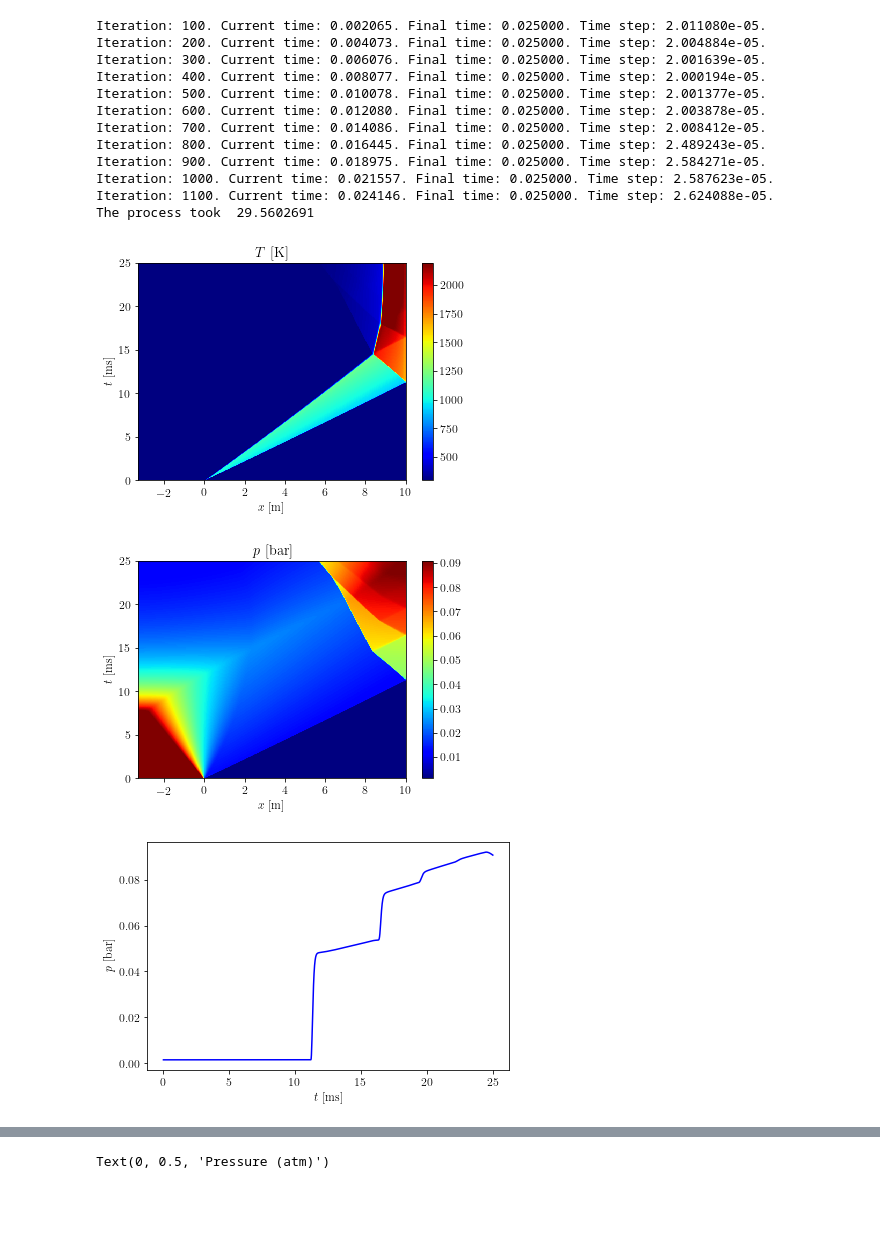
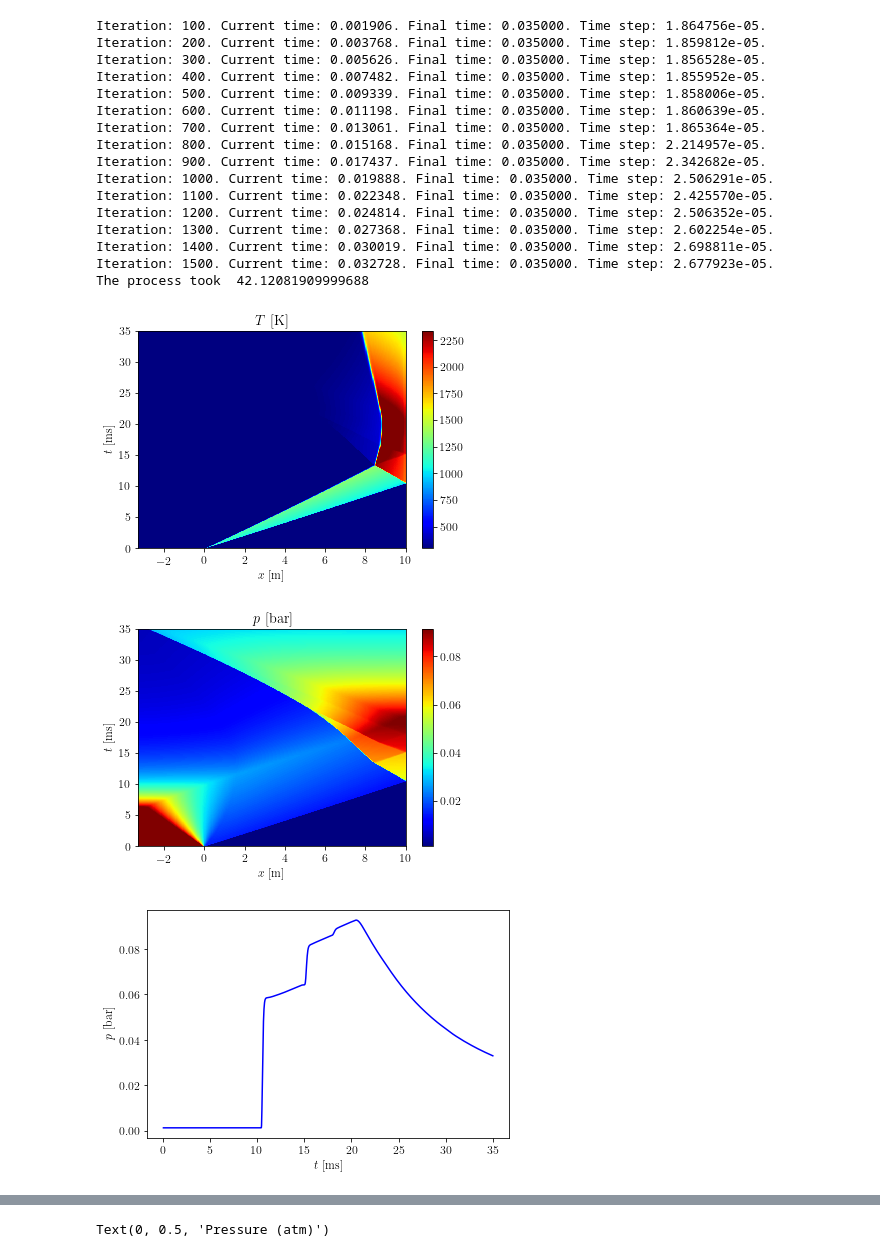
Before and after one commit to jky819/StanShock, a Jupyter notebook: ShockTubeSimulations/Shock_Tube_Simulations.ipynb, the cells around one changed output, grey strips where cells are left out. Drawn from its saved outputs; the diff is of its cells as text; code cells hidden in the pictures; blank space fills up the shorter version.

```diff
--- a/ShockTubeSimulations/Shock_Tube_Simulations.ipynb
+++ b/ShockTubeSimulations/Shock_Tube_Simulations.ipynb
@@ -12,49 +12,53 @@ def get_shock(input_file, N):
 Mixture = {
     'mechanism':"O2Argon.xml",
     'X1':"O2:0.02, AR:0.98",
-    'X4':"HE:0.5, N2:0.5"
+    'X4':"HE:0.7, N2:0.3"
 }
 
 Thermal = {
     'p4':1.8*6894.76,#0.1*101325,
     'p1':1*133.322,
     'T1':23+273,
 }
 
 
 Sim = {
     'nXFine':500, #grid definition
-    'tFinal':25e-3, # simulation time
+    'tFinal':35e-3, # simulation time
     'alpha':0.7, # boundary layer correction term for shear stress. 1 for incompressible case
     'beta':0.3, # boundary layer correction term for heat transfer. 1 for incompressible case
     'D_mul':1, # boundary layer correction term for effective diameter. 1 for incompressible case
     'BoundaryLayer': True,
     'Reacting': False,
     'Diffusion': False
 }
 
 Geometry = {
     'LDriver':3.3,# driver section length
     'LDriven':10,# driven section length
     'DDriver':15.24e-2, # driver section diameter
     'DDriven':15.24e-2 # driven section diameter
 }
 
 ssim = ShockSim(Mixture, Thermal, Sim, Geometry, saveData = False)
 ssim.XT_Diagram()
 # %% [output]
-Iteration: 100. Current time: 0.002065. Final time: 0.025000. Time step: 2.011080e-05.
-Iteration: 200. Current time: 0.004073. Final time: 0.025000. Time step: 2.004884e-05.
-Iteration: 300. Current time: 0.006076. Final time: 0.025000. Time step: 2.001639e-05.
-Iteration: 400. Current time: 0.008077. Final time: 0.025000. Time step: 2.000194e-05.
-Iteration: 500. Current time: 0.010078. Final time: 0.025000. Time step: 2.001377e-05.
-Iteration: 600. Current time: 0.012080. Final time: 0.025000. Time step: 2.003878e-05.
-Iteration: 700. Current time: 0.014086. Final time: 0.025000. Time step: 2.008412e-05.
-Iteration: 800. Current time: 0.016445. Final time: 0.025000. Time step: 2.489243e-05.
-Iteration: 900. Current time: 0.018975. Final time: 0.025000. Time step: 2.584271e-05.
-Iteration: 1000. Current time: 0.021557. Final time: 0.025000. Time step: 2.587623e-05.
-Iteration: 1100. Current time: 0.024146. Final time: 0.025000. Time step: 2.624088e-05.
-The process took  29.5602691
+Iteration: 100. Current time: 0.001906. Final time: 0.035000. Time step: 1.864756e-05.
+Iteration: 200. Current time: 0.003768. Final time: 0.035000. Time step: 1.859812e-05.
+Iteration: 300. Current time: 0.005626. Final time: 0.035000. Time step: 1.856528e-05.
+Iteration: 400. Current time: 0.007482. Final time: 0.035000. Time step: 1.855952e-05.
+Iteration: 500. Current time: 0.009339. Final time: 0.035000. Time step: 1.858006e-05.
+Iteration: 600. Current time: 0.011198. Final time: 0.035000. Time step: 1.860639e-05.
+Iteration: 700. Current time: 0.013061. Final time: 0.035000. Time step: 1.865364e-05.
+Iteration: 800. Current time: 0.015168. Final time: 0.035000. Time step: 2.214957e-05.
+Iteration: 900. Current time: 0.017437. Final time: 0.035000. Time step: 2.342682e-05.
+Iteration: 1000. Current time: 0.019888. Final time: 0.035000. Time step: 2.506291e-05.
+Iteration: 1100. Current time: 0.022348. Final time: 0.035000. Time step: 2.425570e-05.
+Iteration: 1200. Current time: 0.024814. Final time: 0.035000. Time step: 2.506352e-05.
+Iteration: 1300. Current time: 0.027368. Final time: 0.035000. Time step: 2.602254e-05.
+Iteration: 1400. Current time: 0.030019. Final time: 0.035000. Time step: 2.698811e-05.
+Iteration: 1500. Current time: 0.032728. Final time: 0.035000. Time step: 2.677923e-05.
+The process took  42.12081909999688
-[figure, old version]
+[figure, new version]
-[figure, old version]
+[figure, new version]
-[figure, old version]
+[figure, new version]
```
Also changed, not shown: parts of 10 cells of this notebook, 6 other files.
